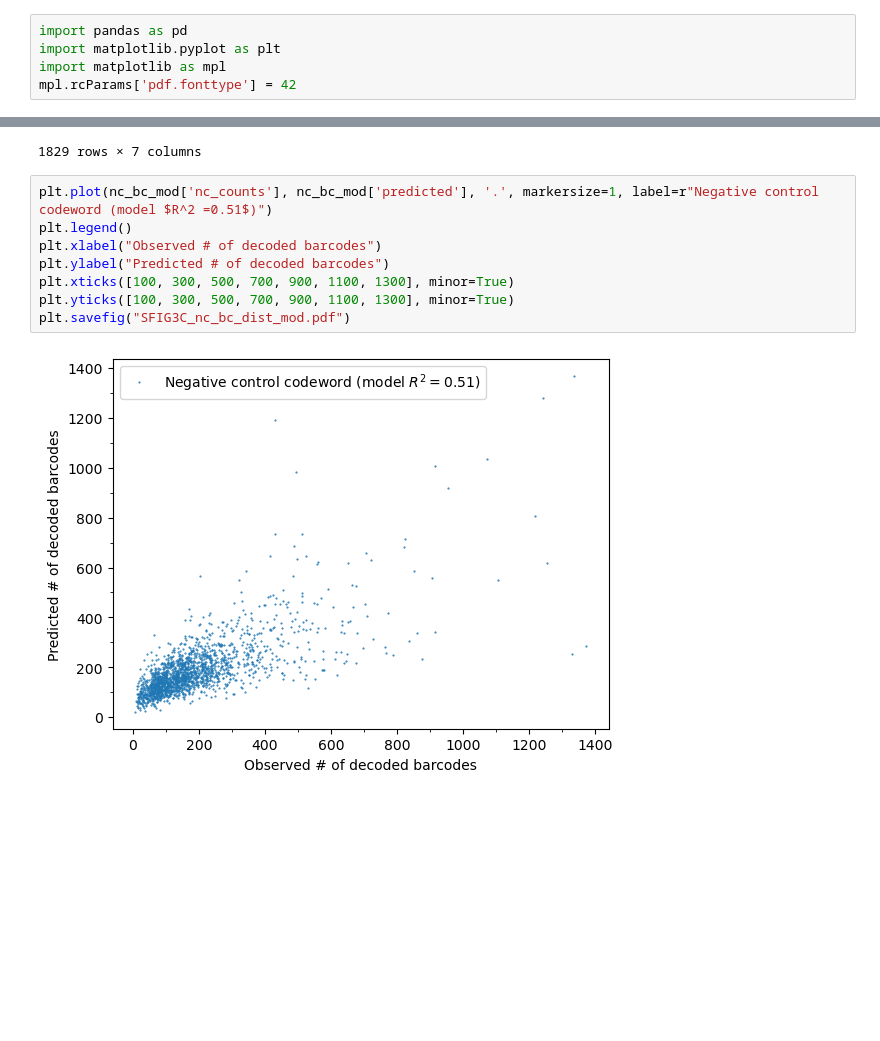
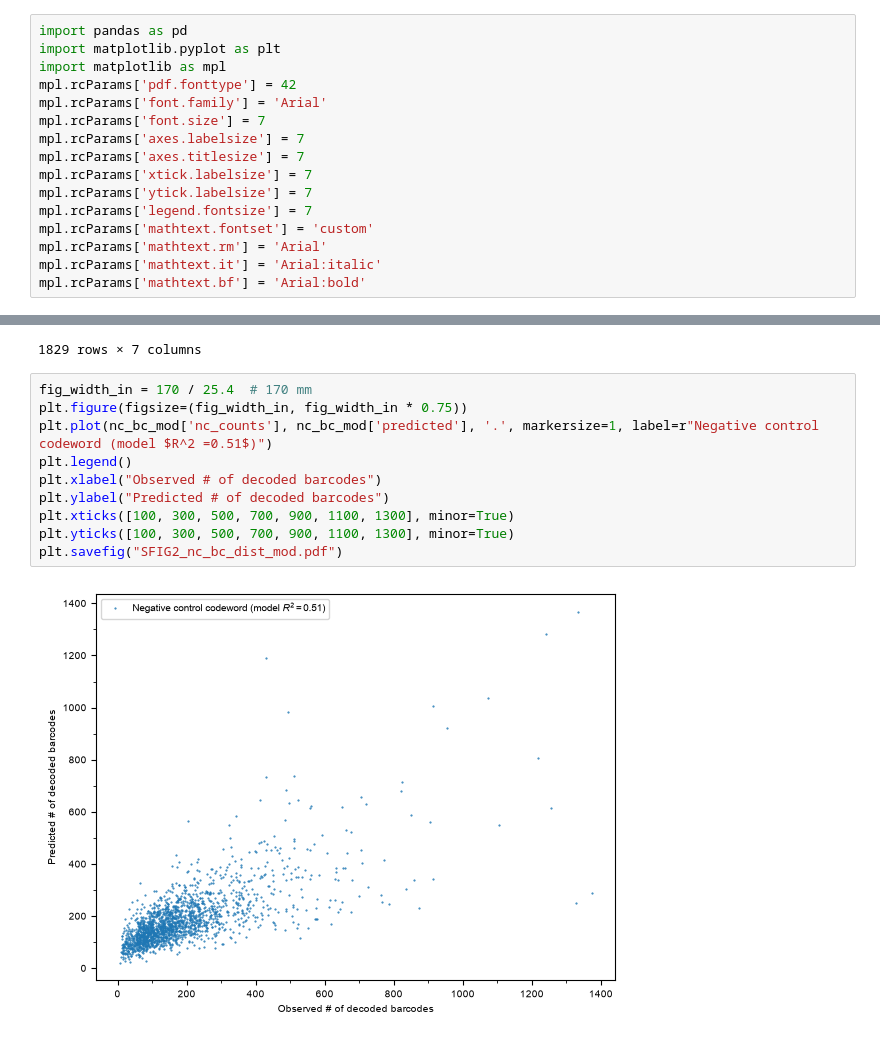
Before and after one commit to CaiGroup/UntanglingBarcodes, a Jupyter notebook: figure_generating_notebooks/Fig2D_SFig2/SFig2_plot_nc_bc_dist_pred.ipynb, the cells around one changed output, grey strips where cells are left out. Cells and saved outputs as stored; diff of their text form; blank space fills up the shorter version.

```diff
--- a/figure_generating_notebooks/Fig2D_SFig2/SFig2_plot_nc_bc_dist_pred.ipynb
+++ b/figure_generating_notebooks/Fig2D_SFig2/SFig2_plot_nc_bc_dist_pred.ipynb
@@ -3,6 +3,17 @@ import pandas as pd
 import matplotlib.pyplot as plt
 import matplotlib as mpl
 mpl.rcParams['pdf.fonttype'] = 42
+mpl.rcParams['font.family'] = 'Arial'
+mpl.rcParams['font.size'] = 7
+mpl.rcParams['axes.labelsize'] = 7
+mpl.rcParams['axes.titlesize'] = 7
+mpl.rcParams['xtick.labelsize'] = 7
+mpl.rcParams['ytick.labelsize'] = 7
+mpl.rcParams['legend.fontsize'] = 7
+mpl.rcParams['mathtext.fontset'] = 'custom'
+mpl.rcParams['mathtext.rm'] = 'Arial'
+mpl.rcParams['mathtext.it'] = 'Arial:italic'
+mpl.rcParams['mathtext.bf'] = 'Arial:bold'
 # %%
 nc_bc_mod = pd.read_csv("nc_barcoded_detection_obs_pred_mod.csv")
 # %%
@@ -22,12 +33,14 @@ nc_bc_mod
 | 1828 | 140 | 303168 | 94.0 | 0.0 | 371.0 | 0.0 | 116.939586 |
 1829 rows × 7 columns
 # %%
+fig_width_in = 170 / 25.4  # 170 mm
+plt.figure(figsize=(fig_width_in, fig_width_in * 0.75))
 plt.plot(nc_bc_mod['nc_counts'], nc_bc_mod['predicted'], '.', markersize=1, label=r"Negative control codeword (model $R^2 =0.51$)")
 plt.legend()
 plt.xlabel("Observed # of decoded barcodes")
 plt.ylabel("Predicted # of decoded barcodes")
 plt.xticks([100, 300, 500, 700, 900, 1100, 1300], minor=True)
 plt.yticks([100, 300, 500, 700, 900, 1100, 1300], minor=True)
-plt.savefig("SFIG3C_nc_bc_dist_mod.pdf")
+plt.savefig("SFIG2_nc_bc_dist_mod.pdf")
 # %% [output]
-[figure, old version]
+[figure, new version]
```
Also changed, not shown: 2 other files.
